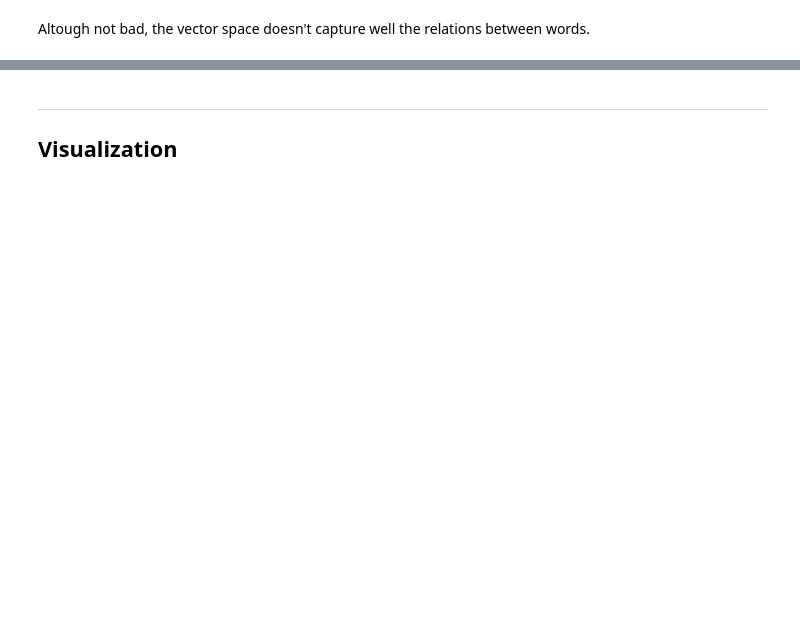
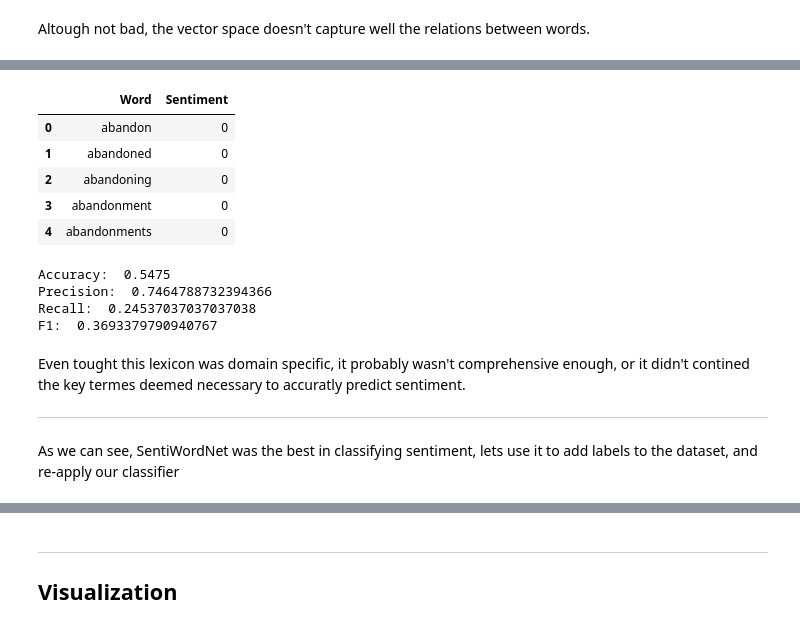
Before and after one commit to pedronunomacedo/PLN-Projects, a Jupyter notebook: 1st_project/dense_vectors_ours.ipynb, the cells around one changed output, grey strips where cells are left out. Saved outputs shown, nothing was run; the diff lists cells and outputs as text; code cells hidden in the pictures; blank space fills up the shorter version.

```diff
--- a/1st_project/dense_vectors_ours.ipynb
+++ b/1st_project/dense_vectors_ours.ipynb
@@ -590,0 +519,10 @@ def visualize_embeddings(
+# %%
+loughran_mcdonald = pd.read_csv("data/loughran-mcdonald-lexicon.csv")
+loughran_mcdonald.head()
+# %% [output]
+|  | Word | Sentiment |
+| 0 | abandon | 0 |
+| 1 | abandoned | 0 |
+| 2 | abandoning | 0 |
+| 3 | abandonment | 0 |
+| 4 | abandonments | 0 |
@@ -590,0 +549,16 @@ def visualize_embeddings(
+# %%
+print("Accuracy: ", accuracy_score(y, loughran_mcdonald_preds))
+print("Precision: ", precision_score(y, loughran_mcdonald_preds))
+print("Recall: ", recall_score(y, loughran_mcdonald_preds))
+print("F1: ", f1_score(y, loughran_mcdonald_preds))
+# %% [output]
+Accuracy:  0.5475
+Precision:  0.7464788732394366
+Recall:  0.24537037037037038
+F1:  0.3693379790940767
+# %% [markdown]
+Even tought this lexicon was domain specific, it probably wasn't comprehensive enough, or it didn't contined the key termes deemed necessary to accuratly predict sentiment.
+
+___
+# %% [markdown]
+As we can see, SentiWordNet was the best in classifying sentiment, lets use it to add labels to the dataset, and re-apply our classifier
```
Also changed, not shown: parts of 52 cells of this notebook, 16 other files.
